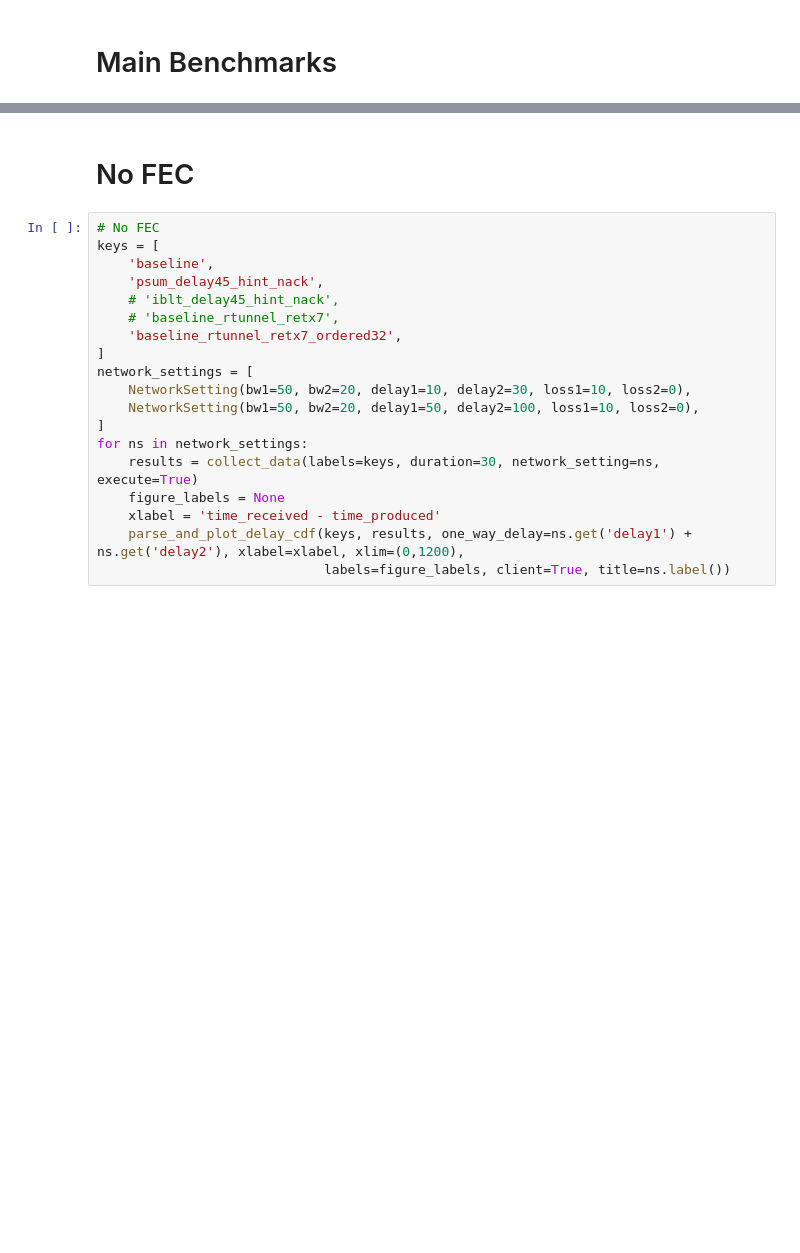
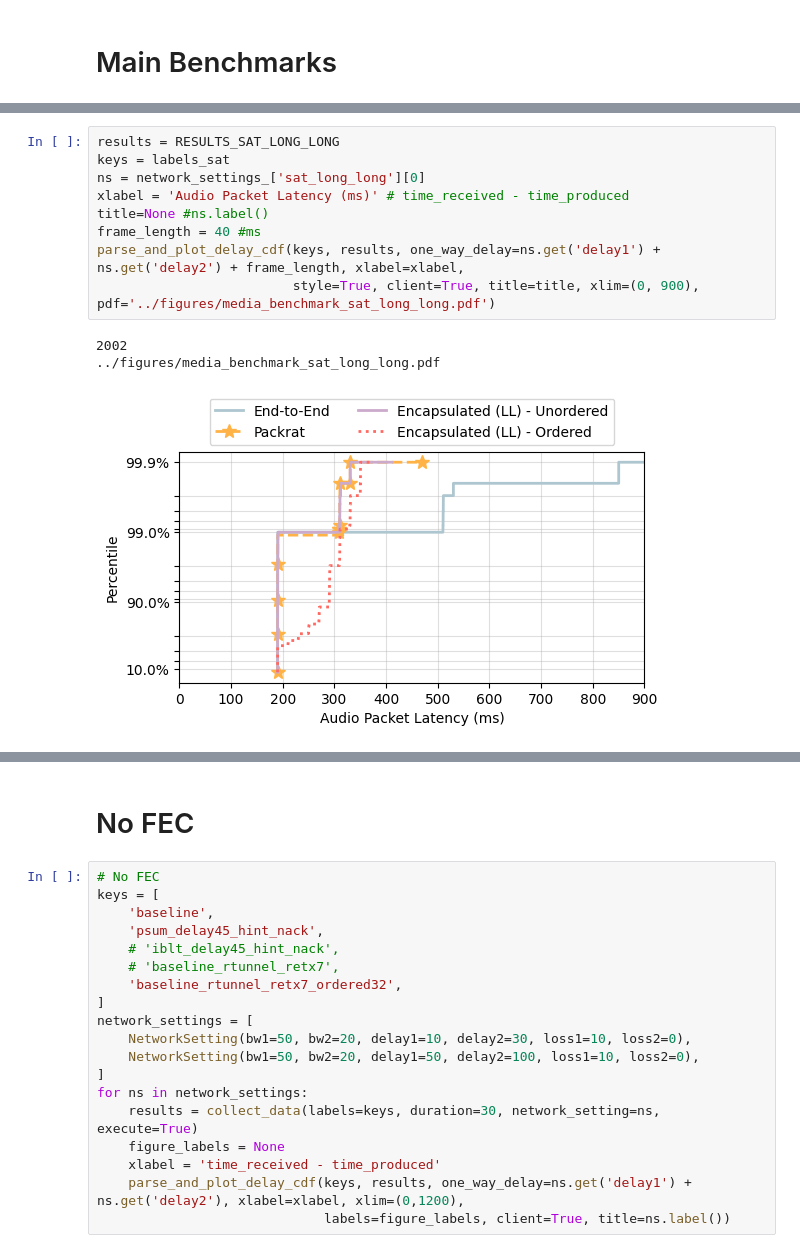
Before and after one commit to StanfordSNR/sidekick-downloads, a Jupyter notebook: notebook/media_benchmark.ipynb, the cells around one changed output, grey strips where cells are left out. Drawn from its saved outputs; the diff is of its cells as text; blank space fills up the shorter version.

```diff
--- a/notebook/media_benchmark.ipynb
+++ b/notebook/media_benchmark.ipynb
@@ -203,0 +172,13 @@ parse_and_plot_delay_cdf(labels, results, one_way_delay=ns.get('delay1') + ns.ge
+# %%
+results = RESULTS_SAT_LONG_LONG
+keys = labels_sat
+ns = network_settings_['sat_long_long'][0]
+xlabel = 'Audio Packet Latency (ms)' # time_received - time_produced
+title=None #ns.label()
+frame_length = 40 #ms
+parse_and_plot_delay_cdf(keys, results, one_way_delay=ns.get('delay1') + ns.get('delay2') + frame_length, xlabel=xlabel,
+                         style=True, client=True, title=title, xlim=(0, 900), pdf='../figures/media_benchmark_sat_long_long.pdf')
+# %% [output]
+2002
+../figures/media_benchmark_sat_long_long.pdf
+[figure, added]
```
Also changed, not shown: parts of 12 cells of this notebook, 9 other files.
